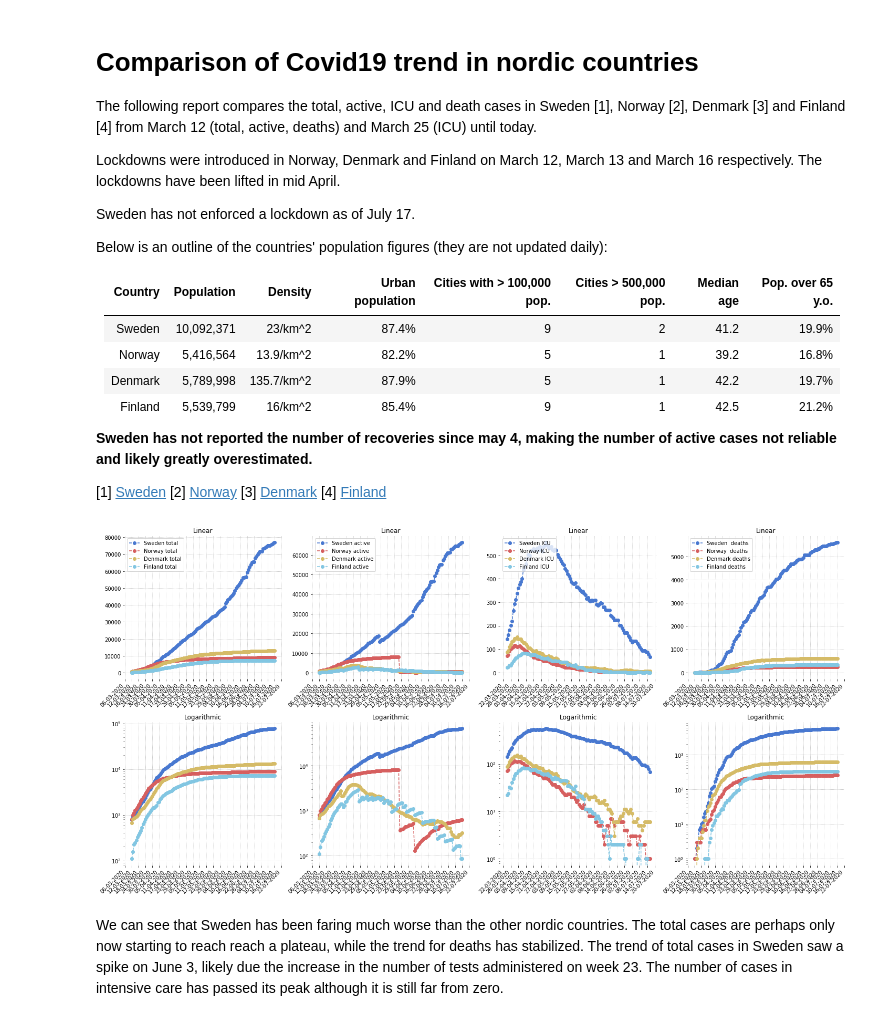
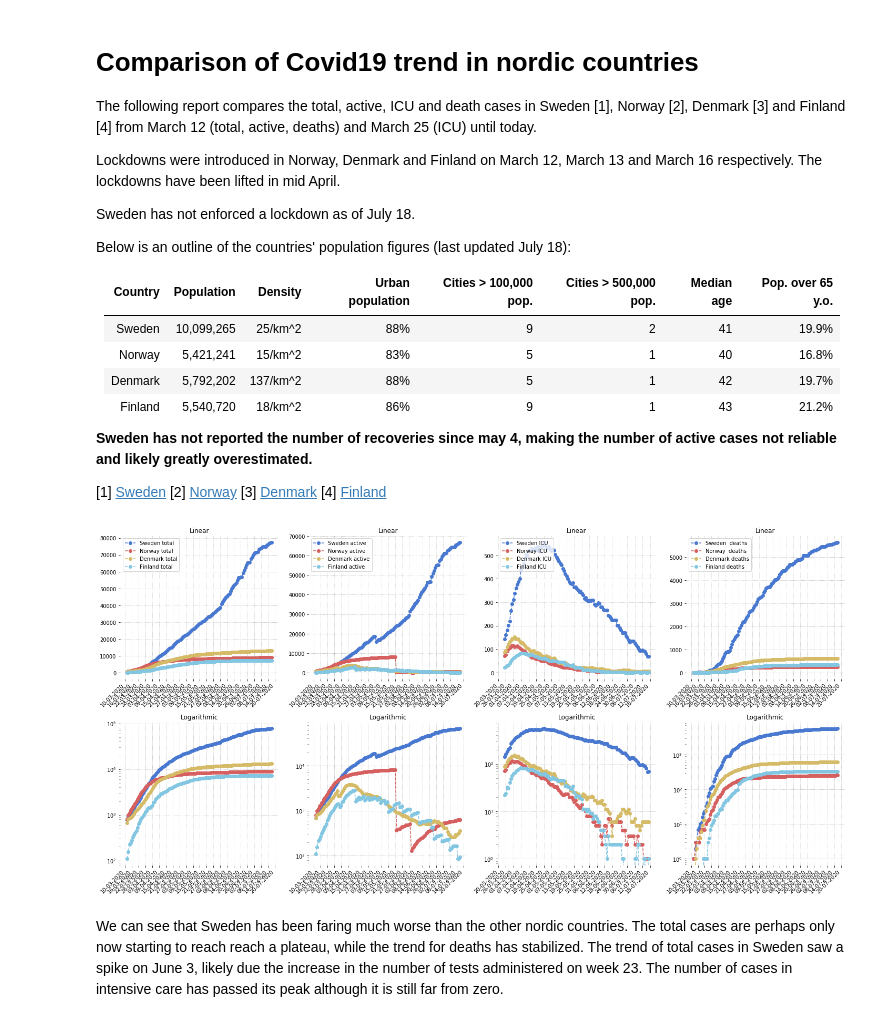
Before and after one commit to eera-l/Covid19-Sweden-Overview, a Jupyter notebook: c19-nordics.ipynb, the cells around one changed output. Cells and saved outputs as stored; diff of their text form; code cells hidden in the pictures.

Commit message:
added data for july 17

```diff
--- a/c19-nordics.ipynb
+++ b/c19-nordics.ipynb
@@ -5,18 +5,18 @@ The following report compares the total, active, ICU and death cases in Sweden [
 
 Lockdowns were introduced in Norway, Denmark and Finland on March 12, March 13 and March 16 respectively. The lockdowns have been lifted in mid April.
 
-Sweden has not enforced a lockdown as of July 17.
+Sweden has not enforced a lockdown as of July 18.
 
-Below is an outline of the countries' population figures (they are not updated daily):
+Below is an outline of the countries' population figures (last updated July 18):
 
 
 
-Country | Population | Density | Urban population | Cities with > 100,000 pop. | Cities > 500,000 pop. | Median age | Pop. over 65 y.o.
+Country | Population | Density | Urban population | Cities > 100,000 pop. | Cities > 500,000 pop. | Median age | Pop. over 65 y.o.
 :---: | :---: | :---: | :---: | :---: | :---: | :---: | :---:
-Sweden | 10,092,371 | 23/km^2 | 87.4% | 9 | 2 | 41.2 | 19.9%
-Norway | 5,416,564 | 13.9/km^2 | 82.2% | 5 | 1 | 39.2 | 16.8%
-Denmark | 5,789,998 | 135.7/km^2 | 87.9% | 5 | 1 | 42.2 | 19.7%
-Finland | 5,539,799 | 16/km^2 | 85.4% | 9 | 1 | 42.5 | 21.2%
+Sweden | 10,099,265 | 25/km^2 | 88% | 9 | 2 | 41 | 19.9%
+Norway | 5,421,241 | 15/km^2 | 83% | 5 | 1 | 40 | 16.8%
+Denmark | 5,792,202 | 137/km^2 | 88% | 5 | 1 | 42 | 19.7%
+Finland | 5,540,720 | 18/km^2 | 86% | 9 | 1 | 43 | 21.2%
 
 **Sweden has not reported the number of recoveries since may 4, making the number of active cases not reliable and likely greatly overestimated.**
 
@@ -36,7 +36,7 @@ swe_tot = np.array([772, 924, 995, 1064, 1147, 1266, 1411, 1554, 1734, 1868, 198
                     33296, 33537, 34025, 34604, 35295, 35906, 36592, 37294, 37736, 38072, 38774, 40945, 42064, 43144, 43946, 44845, 45301,
                     46124, 46900, 48488, 49900, 51021, 51667, 52383, 53323, 54787, 56360, 56360, 56661, 56661, 59318, 61007, 62397, 64112,
                     65227, 65484, 65484, 67742, 68551, 69917, 70738, 71591, 71591, 71725, 73252, 73495, 74072, 74467, 75009, 75009, 75009,
-                    75911, 76224, 76681, 77063])
+                    75911, 76224, 76681, 77063, 77442])
 
 nor_tot = np.array([811, 1002, 1114, 1265, 1360, 1485, 1616, 1795, 1998, 2212, 2419, 2656, 2934, 3180, 3409, 3775, 4040, 4288, 4451, 4674,
                     4871, 5114, 5334, 5525, 5661, 5804, 5948, 6077, 6228, 6327, 6417, 6487, 6525, 6603, 6623, 6905, 6937, 7036, 7078, 7156,
@@ -44,7 +44,7 @@ nor_tot = np.array([811, 1002, 1114, 1265, 1360, 1485, 1616, 1795, 1998, 2212, 2
                     8132, 8157, 8175, 8196, 8219, 8237, 8249, 8257, 8267, 8281, 8309, 8332, 8346, 8352, 8364, 8383, 8401, 8411, 8422, 8437,
                     8440, 8446, 8455, 8477, 8504, 8522, 8531, 8547, 8561, 8576, 8594, 8608, 8620, 8628, 8631, 8647, 8660, 8692, 8708, 8726,
                     8742, 8745, 8751, 8772, 8788, 8788, 8832, 8846, 8855, 8862, 8879, 8896, 8902, 8921, 8926, 8930, 8936, 8947, 8950, 8965,
-                    8974, 8977, 8981, 8984, 9001, 9011, 9015])
+                    8974, 8977, 8981, 8984, 9001, 9011, 9015, 9025])
 
 dan_tot = np.array([674, 804, 836, 864, 914, 977, 1057, 1151, 1255, 1326, 1395, 1460, 1591, 1724, 1877, 2046, 2201, 2395, 2577, 2860, 3107,
                     3386, 3757, 4077, 4369, 4681, 5071, 5402, 5635, 5819, 5996, 6174, 6318, 6511, 6681, 6879, 7073, 7242, 7384, 7515, 7695,
@@ -53,7 +53,7 @@ dan_tot = np.array([674, 804, 836, 864, 914, 977, 1057, 1151, 1255, 1326, 1395,
                     11428, 11480, 11512, 11593, 11633, 11669, 11699, 11734, 11771, 11811, 11875, 11924, 11948, 11962, 12001,
                     12016, 12035, 12099, 12139, 12193, 12217, 12250, 12294, 12344, 12391, 12391, 12391, 12527, 12561, 12615,
                     12636, 12675, 12675, 12675, 12751, 12768, 12794, 12815, 12832, 12832, 12832, 12878, 12888, 12900, 12916,
-                    12946, 12946, 12946, 13037, 13061, 13092, 13124])
+                    12946, 12946, 12946, 13037, 13061, 13092, 13124, 13173])
 
 fin_tot = np.array([109, 155, 225, 244, 278, 322, 359, 400, 450, 523, 626, 700, 792, 880, 958, 1041, 1167, 1240, 1352, 1418, 1446,
                     1518, 1615, 1882, 1927, 2176, 2308, 2487, 2605, 2769, 2905, 2974, 3064, 3161, 3237, 3369, 3489, 3681, 3783,
@@ -61,7 +61,7 @@ fin_tot = np.array([109, 155, 225, 244, 278, 322, 359, 400, 450, 523, 626, 700,
                     5738, 5880, 5962, 5984, 6003, 6054, 6145, 6228, 6286, 6347, 6380, 6399, 6443, 6493, 6537, 6568, 6579, 6599,
                     6628, 6692, 6743, 6776, 6826, 6859, 6885, 6887, 6911, 6911, 6941, 6964, 6981, 7001, 7025, 7040, 7064, 7073,
                     7087, 7104, 7108, 7112, 7117, 7119, 7133, 7142, 7143, 7144, 7155, 7167, 7172, 7191, 7198, 7198, 7209, 7214,
-                    7236, 7241, 7242, 7248, 7253, 7257, 7262, 7265, 7273, 7279, 7291, 7294, 7295, 7296, 7293, 7293])
+                    7236, 7241, 7242, 7248, 7253, 7257, 7262, 7265, 7273, 7279, 7291, 7294, 7295, 7296, 7293, 7293, 7301])
 
 # ----------
 swe_act = np.array([685, 812, 958, 1036, 1113, 1187, 1276, 1412, 1607, 1734, 1897, 2003, 2243, 2448, 2747, 2948, 3326, 3574, 3928,
@@ -71,7 +71,7 @@ swe_act = np.array([685, 812, 958, 1036, 1113, 1187, 1276, 1412, 1607, 1734, 189
                     22853, 23390, 24026, 24296, 24534, 24988, 25487, 26081, 26644, 27260, 27915, 28350, 28668, 29302, 31396, 32495,
                     33499, 34297, 35185, 35608, 36396, 37105, 38668, 40042, 41158, 41804, 42503, 43400, 44753, 46311, 46311, 46611,
                     46611, 49196, 50854, 52204, 53892, 54961, 55209, 55209, 57439, 58229, 59551, 60331, 61174, 61174, 61307, 62820,
-                    63052, 63586, 63964, 64484, 64484, 64484, 65376, 65672, 66100, 66475])
+                    63052, 63586, 63964, 64484, 64484, 64484, 65376, 65672, 66100, 66475, 66829])
 
 nor_act = np.array([798, 994, 1105, 1252, 1344, 1467, 1584, 1782, 1951, 2151, 2372, 2609, 2848, 3064, 3352, 3745, 3985, 4251, 4401,
                     4589, 4820, 5065, 5279, 5456, 5584, 5757, 5965, 5909, 6079, 6169, 6258, 6365, 6437, 6452, 6615, 6721, 6744, 6840,
@@ -79,7 +79,7 @@ nor_act = np.array([798, 994, 1105, 1252, 1344, 1467, 1584, 1782, 1951, 2151, 23
                     7820, 7848, 7854, 7876, 7897, 7914, 7932, 7955, 7973, 7985, 7992, 8002, 8015, 8042, 370, 384, 390, 402, 421, 439,
                     448, 459, 474, 477, 483, 491, 513, 128, 146, 155, 171, 184, 199, 217, 228, 240, 248, 251, 267, 280, 311, 326, 344,
                     360, 363, 365, 386, 401, 401, 445, 459, 468, 475, 491, 507, 513, 532, 537, 541, 547, 558, 561, 575, 584, 587, 591,
-                    593, 610, 620, 623])
+                    593, 610, 620, 623, 632])
 
 dan_act = np.array([673, 803, 834, 861, 909, 972, 1052, 1144, 1245, 1312, 1381, 1435, 1558, 1689, 1835, 1993, 2135, 2322, 2499, 2769,
                     2109, 2174, 2425, 2633, 2863, 3116, 3377, 3563, 3662, 3799, 3781, 3778, 3798, 3697, 3624, 3535, 3348, 3049, 2888,
@@ -87,7 +87,7 @@ dan_act = np.array([673, 803, 834, 861, 909, 972, 1052, 1144, 1245, 1312, 1381,
                     1700, 1683, 1652, 1484, 1471, 1371, 1295, 1208, 1153, 1119, 1077, 1027, 978, 905, 892, 898, 860, 821, 809, 764,
                     785, 735, 733, 711, 665, 639, 609, 636, 616, 604, 577, 559, 519, 487, 512, 507, 528, 529, 527, 511, 502, 509,
                     509, 509, 578, 565, 590, 573, 563, 563, 563, 534, 514, 495, 440, 409, 409, 409, 336, 296, 290, 262, 260, 260,
-                    260, 297, 291, 300, 319])
+                    260, 297, 291, 300, 319, 353])
 
 fin_act = np.array([108, 154, 215, 234, 268, 312, 349, 390, 440, 512, 615, 689, 781, 867, 943, 1024, 1148, 1219, 1329, 1391, 1419, 1199,
                     1295, 1557, 1599, 1849, 1974, 2147, 2263, 2421, 2556, 2618, 2705, 2797, 2865, 1594, 1707, 1891, 1989, 1770, 1873,
@@ -95,30 +95,30 @@ fin_act = np.array([108, 154, 215, 234, 268, 312, 349, 390, 440, 512, 615, 689,
                     1713, 1428, 1470, 1558, 935, 989, 1049, 1080, 1098, 1339, 1387, 1431, 1462, 1472, 1191, 1216, 1279, 930,
                     962, 1010, 1039, 1067, 1067, 1090, 789, 819, 842, 858, 878, 901, 916, 539, 548, 562, 578, 582, 586, 591,
                     593, 607, 616, 617, 417, 428, 240, 245, 263, 270, 270, 281, 286, 208, 213, 213, 219, 224, 228, 233, 136,
-                    144, 150, 162, 165, 166, 165, 85, 85])
+                    144, 150, 162, 165, 166, 165, 85, 85, 93])
 
 # From march 25th
 swe_icu = np.array([142, 160, 182, 202, 219, 265, 293, 312, 339, 361, 376, 387, 400, 439, 451, 464, 486, 503, 500, 521, 522, 528,
                     527, 523, 532, 522, 537, 525, 517, 537, 541, 556, 543, 533, 531, 537, 524, 519, 526, 523, 504, 492, 484, 474,
                     466, 459, 443, 434, 422, 411, 401, 388, 381, 379, 383, 366, 366, 358, 352, 344, 347, 337, 331, 316, 320, 310,
                     305, 309, 307, 309, 308, 292, 287, 291, 298, 296, 280, 280, 268, 267, 267, 267, 245, 239, 232, 223, 223, 223,
-                    223, 202, 201, 191, 182, 170, 170, 170, 157, 150, 139, 129, 135, 135, 135, 125, 118, 110, 100, 94, 94, 94, 89,
-                    87, 79, 67])
+                    223, 202, 201, 191, 182, 170, 170, 170, 157, 150, 139, 129, 135, 135, 135, 125, 118, 110, 100, 94, 94, 97, 92,
+                    89, 81, 68, 69])
 
 nor_icu = np.array([72, 75, 91, 101, 104, 110, 117, 114, 110, 112, 114, 109, 105, 101, 95, 92, 89, 83, 79, 73, 71, 64, 64, 65, 61, 58,
                     58, 58, 54, 50, 53, 50, 49, 52, 44, 40, 37, 37, 37, 33, 33, 33, 30, 28, 26, 24, 22, 22, 23, 23, 23, 20, 20, 20, 18,
                     16, 17, 14, 13, 12, 12, 14, 11, 11, 10, 8, 8, 8, 8, 9, 6, 6, 5, 5, 5, 5, 3, 2, 4, 5, 5, 3, 7, 7, 6, 5, 6, 6, 6, 7,
-                    6, 6, 6, 4, 4, 4, 2, 2, 3, 3, 3, 3, 3, 2, 2, 3, 2, 2, 2, 2, 1, 1, 1, 1])
+                    6, 6, 6, 4, 4, 4, 2, 2, 3, 3, 3, 3, 3, 2, 2, 3, 2, 2, 2, 2, 1, 1, 1, 1, 1])
 
 dan_icu = np.array([87, 94, 109, 121, 131, 137, 145, 146, 153, 143, 142, 144, 133, 127, 127, 120, 113, 106, 104, 100, 93, 89, 92, 93, 87,
                     84, 84, 81, 80, 74, 69, 70, 70, 72, 66, 66, 62, 61, 60, 62, 57, 49, 46, 43, 42, 39, 40, 43, 43, 37, 35, 32, 28, 27,
                     26, 25, 25, 23, 23, 19, 21, 20, 23, 22, 20, 18, 20, 20, 20, 21, 20, 17, 17, 15, 15, 16, 15, 17, 14, 14, 11, 11, 10,
-                    9, 6, 3, 6, 6, 6, 7, 8, 8, 9, 11, 11, 10, 9, 10, 11, 9, 6, 6, 6, 7, 5, 5, 5, 4, 5, 6, 6, 6, 6, 6])
+                    9, 6, 3, 6, 6, 6, 7, 8, 8, 9, 11, 11, 10, 9, 10, 11, 9, 6, 6, 6, 7, 5, 5, 5, 4, 5, 6, 6, 6, 6, 6, 6])
 
 fin_icu = np.array([22, 24, 32, 31, 41, 49, 56, 62, 65, 72, 73, 76, 81, 83, 82, 82, 81, 80, 77, 74, 75, 75, 76, 73, 70, 68, 67, 63, 63,
                     60, 61, 60, 62, 56, 56, 51, 48, 49, 52, 49, 49, 48, 44, 44, 45, 45, 45, 44, 34, 35, 33, 32, 30, 29, 34, 25, 20, 22,
                     21, 21, 19, 18, 11, 11, 11, 10, 11, 10, 9, 9, 7, 8, 8, 7, 6, 6, 4, 4, 4, 3, 2, 1, 3, 2, 2, 2, 2, 2, 2, 2, 2, 2, 2,
-                    1, 1, 0, 0, 0, 0, 0, 0, 0, 0, 1, 1, 2, 2, 0, 0, 0, 1, 1, 0, 0])
+                    1, 1, 0, 0, 0, 0, 0, 0, 0, 0, 1, 1, 2, 2, 0, 0, 0, 1, 1, 0, 0, 1])
 
 # From march 12th
 swe_d = np.array([1, 1, 2, 3, 7, 8, 10, 11, 16, 20, 23, 33, 40, 63, 78, 105, 112, 123, 167, 199, 259, 307, 358, 391, 428, 506, 618, 696,
@@ -126,25 +126,25 @@ swe_d = np.array([1, 1, 2, 3, 7, 8, 10, 11, 16, 20, 23, 33, 40, 63, 78, 105, 112
                   2604, 2667, 2686, 2698, 2787, 2877, 2959, 3056, 3191, 3229, 3239, 3279, 3343, 3476, 3550, 3669, 3689, 3694, 3712, 3783,
                   3857, 3895, 3956, 4029, 4032, 4066, 4146, 4243, 4291, 4361, 4408, 4415, 4433, 4501, 4578, 4598, 4674, 4678, 4689, 4722,
                   4757, 4824, 4849, 4887, 4892, 4892, 4909, 4952, 5063, 5078, 5078, 5079, 5079, 5151, 5182, 5222, 5249, 5295, 5304, 5304,
-                  5332, 5351, 5395, 5436, 5446, 5446, 5447, 5461, 5472, 5515, 5532, 5554, 5554, 5554, 5564, 5581, 5610, 5617])
+                  5332, 5351, 5395, 5436, 5446, 5446, 5447, 5461, 5472, 5515, 5532, 5554, 5554, 5554, 5564, 5581, 5610, 5617, 5642])
 
 nor_d = np.array([1, 1, 3, 3, 3, 3, 6, 7, 7, 7, 7, 10, 12, 13, 14, 19, 23, 26, 32, 39, 44, 50, 60, 62, 71, 77, 89, 101, 108, 113, 119, 128,
                   134, 139, 150, 152, 161, 164, 165, 181, 182, 187, 194, 199, 201, 201, 205, 206, 207, 210, 210, 211, 211, 214, 215, 216, 217,
                   218, 219, 219, 224, 228, 229, 232, 232, 232, 232, 233, 233, 234, 235, 235, 235, 235, 235, 235, 235, 236, 236, 236, 236, 236,
                   237, 237, 238, 238, 238, 238, 239, 239, 239, 242, 242, 242, 242, 242, 242, 243, 244, 244, 244, 244, 248, 248, 249, 249, 249,
-                  249, 249, 249, 250, 251, 251, 251, 251, 251, 251, 251, 251, 252, 252, 252, 252, 253, 253, 253, 254])
+                  249, 249, 249, 250, 251, 251, 251, 251, 251, 251, 251, 251, 252, 252, 252, 252, 253, 253, 253, 254, 255])
 
 dan_d = np.array([0, 0, 1, 2, 4, 4, 4, 6, 9, 13, 13, 24, 32, 34, 41, 52, 65, 72, 77, 90, 104, 123, 139, 161, 179, 187, 203, 218, 237, 247, 260,
                   273, 285, 299, 309, 321, 336, 346, 355, 364, 370, 384, 394, 403, 418, 422, 427, 434, 443, 452, 460, 475, 484, 493, 503, 506,
                   514, 522, 526, 529, 533, 527, 533, 537, 537, 543, 547, 548, 551, 554, 561, 561, 561, 562, 563, 563, 565, 568, 568, 571, 574,
                   576, 580, 580, 582, 586, 587, 589, 593, 593, 593, 593, 594, 597, 597, 598, 598, 598, 600, 600, 600, 600, 602, 603, 603, 603,
-                  604, 604, 604, 605, 605, 606, 606, 606, 606, 606, 607, 609, 609, 609, 609, 609, 609, 610, 610, 610, 610])
+                  604, 604, 604, 605, 605, 606, 606, 606, 606, 606, 607, 609, 609, 609, 609, 609, 609, 610, 610, 610, 610, 611])
 
 fin_d = np.array([0, 0, 0, 0, 0, 0, 0, 0, 0, 1, 1, 1, 1, 3, 4, 7, 9, 11, 13, 17, 17, 19, 20, 25, 28, 27, 34, 40, 42, 48, 49, 56, 59, 64, 72, 75,
                   82, 90, 94, 98, 141, 149, 172, 177, 186, 190, 193, 199, 206, 211, 218, 220, 230, 240, 246, 252, 255, 260, 265, 267, 271, 275,
                   284, 287, 293, 297, 298, 300, 301, 304, 306, 306, 306, 307, 308, 312, 313, 313, 314, 316, 318, 318, 320, 321, 322, 322, 322,
                   323, 323, 324, 324, 325, 325, 325, 326, 326, 326, 326, 326, 326, 326, 326, 327, 327, 327, 327, 328, 328, 328, 328, 328, 328,
-                  328, 328, 328, 328, 328, 328, 328, 328, 328, 328, 328, 328, 328, 328, 328])
+                  328, 328, 328, 328, 328, 328, 328, 328, 328, 328, 328, 328, 328, 328, 328, 328])
 
 interval = 6
 start = dt.date(2020, 3, 12)
@@ -229,34 +229,34 @@ ax7.plot(days_12, dan_d, '--yo', label='Denmark deaths')
 ax7.plot(days_12, fin_d, '--co', label='Finland deaths')
 ax7.legend(loc="upper left")
 ax7.set_title('Linear')
 ax7.xaxis.set_major_formatter(mdates.DateFormatter('%d-%m-%Y'))
 ax7.xaxis.set_major_locator(mdates.DayLocator(interval=interval))
 ax7.axes.grid(linestyle='dotted')
 
 ax8 = fig.add_subplot(248)
 ax8.plot(days_12, swe_d, '--bo')
 ax8.plot(days_12, nor_d, '--ro')
 ax8.plot(days_12, dan_d, '--yo')
 ax8.plot(days_12, fin_d, '--co')
 ax8.set_title('Logarithmic')
 ax8.xaxis.set_major_formatter(mdates.DateFormatter('%d-%m-%Y'))
 ax8.xaxis.set_major_locator(mdates.DayLocator(interval=interval))
 ax8.set_yscale('log')
 ax8.axes.grid(linestyle='dotted')
 
 
 for ax in fig.axes:
   for label in ax.get_xticklabels():
     label.set_ha("right")
     label.set_rotation(45)
 sns.set_color_codes('muted')
 sns.despine(left = True, bottom = True)
 fig.set_figheight(10)
 fig.set_figwidth(20)
 plt.tight_layout()
 plt.show()
 # %% [output]
-[figure, old version]
+[figure, new version]
 # %% [markdown]
 We can see that Sweden has been faring much worse than the other nordic countries. The total cases are perhaps only now starting to reach reach a plateau, while the trend for deaths has stabilized. The trend of total cases in Sweden saw a spike on June 3, likely due the increase in the number of tests administered on week 23. The number of cases in intensive care has passed its peak although it is still far from zero.
 # %% [markdown]
```
Also changed, not shown: parts of 4 cells of this notebook, 1 other file.
